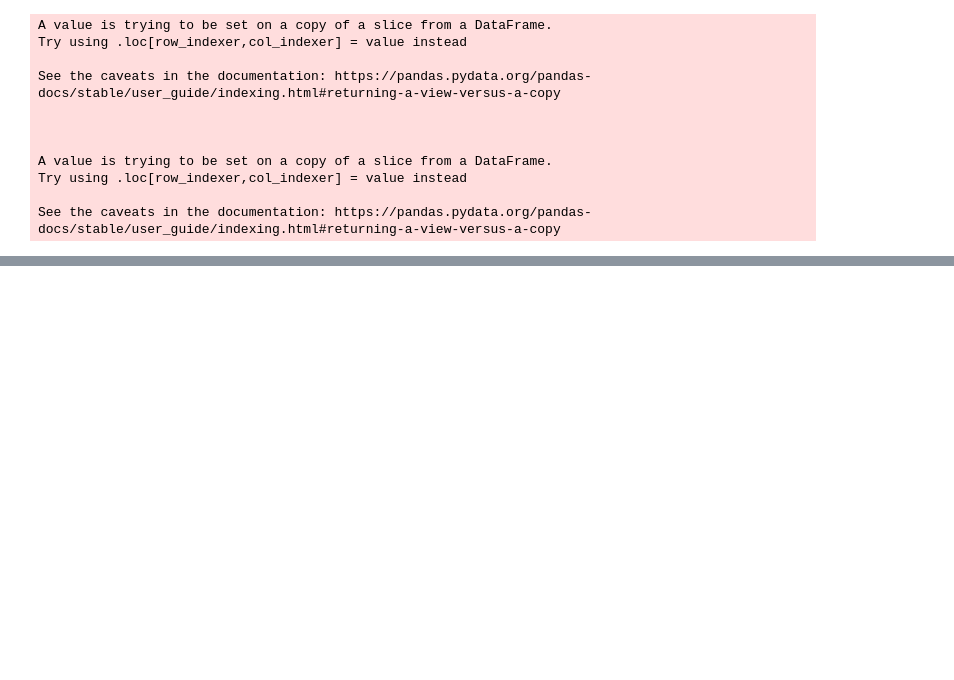
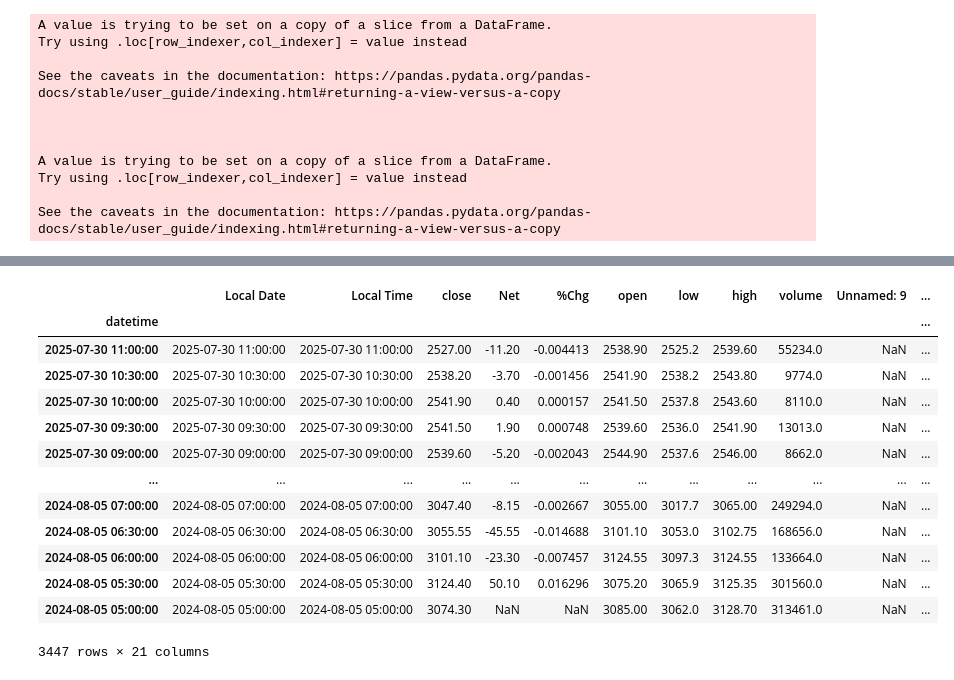
Before and after one commit to ProBob-code/Trading_bot, a Jupyter notebook: trade_test.ipynb, the cells around one changed output, grey strips where cells are left out. Drawn from its saved outputs; the diff is of its cells as text; code cells hidden in the pictures; blank space fills up the shorter version.

```diff
--- a/trade_test.ipynb
+++ b/trade_test.ipynb
@@ -2051,0 +2712,17 @@ See the caveats in the documentation: https://pandas.pydata.org/pandas-docs/stab
+# %%
+df
+# %% [output]
+|  | Local Date | Local Time | close | Net | %Chg | open | low | high | volume | Unnamed: 9 | ... |
+| datetime |  |  |  |  |  |  |  |  |  |  | ... |
+| 2025-07-30 11:00:00 | 2025-07-30 11:00:00 | 2025-07-30 11:00:00 | 2527.00 | -11.20 | -0.004413 | 2538.90 | 2525.2 | 2539.60 | 55234.0 | NaN | ... |
+| 2025-07-30 10:30:00 | 2025-07-30 10:30:00 | 2025-07-30 10:30:00 | 2538.20 | -3.70 | -0.001456 | 2541.90 | 2538.2 | 2543.80 | 9774.0 | NaN | ... |
+| 2025-07-30 10:00:00 | 2025-07-30 10:00:00 | 2025-07-30 10:00:00 | 2541.90 | 0.40 | 0.000157 | 2541.50 | 2537.8 | 2543.60 | 8110.0 | NaN | ... |
+| 2025-07-30 09:30:00 | 2025-07-30 09:30:00 | 2025-07-30 09:30:00 | 2541.50 | 1.90 | 0.000748 | 2539.60 | 2536.0 | 2541.90 | 13013.0 | NaN | ... |
+| 2025-07-30 09:00:00 | 2025-07-30 09:00:00 | 2025-07-30 09:00:00 | 2539.60 | -5.20 | -0.002043 | 2544.90 | 2537.6 | 2546.00 | 8662.0 | NaN | ... |
+| ... | ... | ... | ... | ... | ... | ... | ... | ... | ... | ... | ... |
+| 2024-08-05 07:00:00 | 2024-08-05 07:00:00 | 2024-08-05 07:00:00 | 3047.40 | -8.15 | -0.002667 | 3055.00 | 3017.7 | 3065.00 | 249294.0 | NaN | ... |
+| 2024-08-05 06:30:00 | 2024-08-05 06:30:00 | 2024-08-05 06:30:00 | 3055.55 | -45.55 | -0.014688 | 3101.10 | 3053.0 | 3102.75 | 168656.0 | NaN | ... |
+| 2024-08-05 06:00:00 | 2024-08-05 06:00:00 | 2024-08-05 06:00:00 | 3101.10 | -23.30 | -0.007457 | 3124.55 | 3097.3 | 3124.55 | 133664.0 | NaN | ... |
+| 2024-08-05 05:30:00 | 2024-08-05 05:30:00 | 2024-08-05 05:30:00 | 3124.40 | 50.10 | 0.016296 | 3075.20 | 3065.9 | 3125.35 | 301560.0 | NaN | ... |
+| 2024-08-05 05:00:00 | 2024-08-05 05:00:00 | 2024-08-05 05:00:00 | 3074.30 | NaN | NaN | 3085.00 | 3062.0 | 3128.70 | 313461.0 | NaN | ... |
+3447 rows × 21 columns
```
Also changed, not shown: parts of 23 cells of this notebook, 9 other files.
